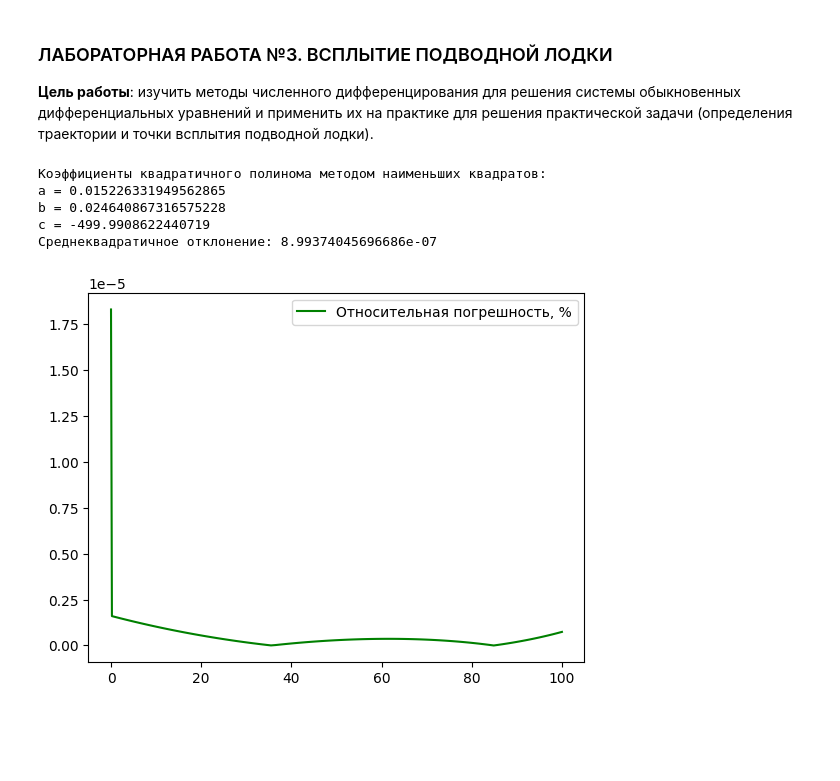
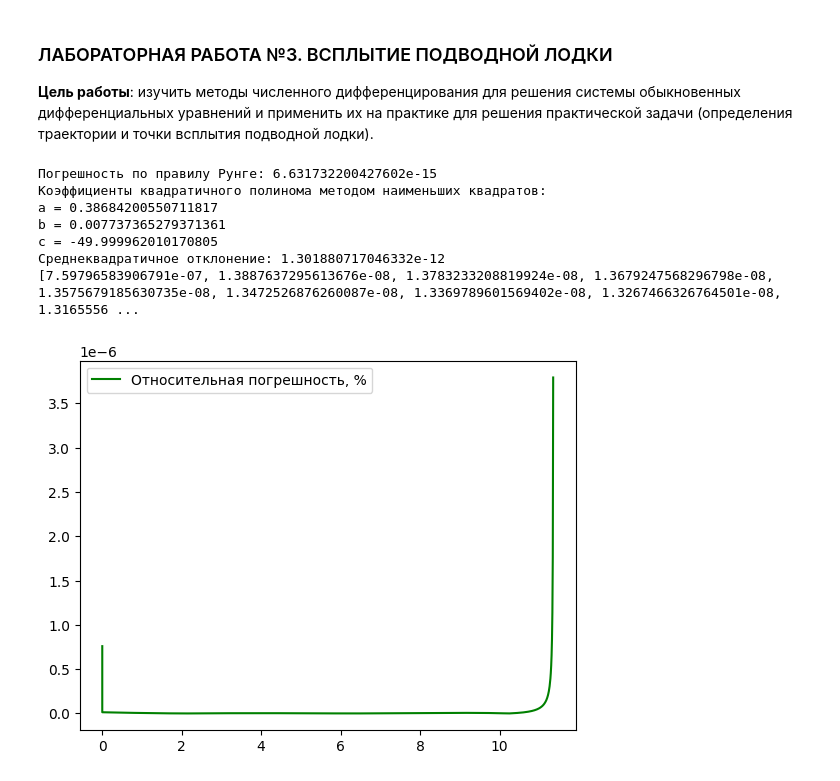
Before and after one commit to idb-22-15/computational-math, a Jupyter notebook: term4-lab3/main.ipynb, the cells around one changed output. Saved outputs shown, nothing was run; the diff lists cells and outputs as text; code cells hidden in the pictures; blank space fills up the shorter version.

```diff
--- a/term4-lab3/main.ipynb
+++ b/term4-lab3/main.ipynb
@@ -20,16 +20,17 @@ rho1 = 950
 V = 900 # объём
 S = 180 # площадь
 l = V/S # длина
-H = 500 # глубина
+H = 50 # глубина
 v = 25 # скорость
 
 k = S / l
 
 # Метод Рунге–Кутта 4 порядка
-def rk4(f: Callable[[float, np.ndarray], np.ndarray], a: float, b: float, y0: np.ndarray, n: int) -> Tuple[np.ndarray, np.ndarray]:
+def rk4(f: Callable[[float, np.ndarray], np.ndarray], a: float, b: float, y0: np.ndarray, h: int) -> Tuple[np.ndarray, np.ndarray]:
     m = len(y0)
-    h = (b - a) / n
-    x = np.linspace(a + h, b, n)
+    # h = (b - a) / n
+    x = np.arange(a, b, h)
+    n = len(x)
     y = np.zeros((n, m))
 
     k1 = h * f(a, y0)
@@ -61,16 +62,27 @@ def submarine_sys(t: float, y: np.ndarray):
 # Начальные условия
 y0 = np.array([-H, 0])
 a = 0
-b = 100
-n= 100
-
+b = 15
+# n= 10000
+h = 0.01
 # Решение системы дифференциальных уравнений
-solution: Tuple[np.ndarray, np.ndarray] = rk4(submarine_sys, a, b, y0, n)
+solution: Tuple[np.ndarray, np.ndarray] = rk4(submarine_sys, a, b, y0, h)
 
 # Убираем значения, где y0 > 0
+# solution_x = solution[0]
+# solution_y = solution[1]
 solution_x = solution[0][solution[1][:, 0] <= 0]
 solution_y = solution[1][solution[1][:, 0] <= 0]
 
+half =  rk4(submarine_sys, a, b, y0, h / 2)
+# half_x = half[0]
+# half_y = half[1]
+half_x = half[0][half[1][:, 0] <= 0]
+half_y = half[1][half[1][:, 0] <= 0]
+
+runge_errs = [solution_y[:, 0][i] - half_y[:, 0][i * 2] for i in range(len(solution_y[:,0]))]
+runge_err = max(runge_errs) / 15
+print(f"Погрешность по правилу Рунге: {runge_err}")
 # Функция для аппроксимации методом наименьших квадратов
 def gaussian_elimination(matrix: np.ndarray, vector: np.array) -> np.ndarray:
     n = len(vector)
@@ -95,38 +107,40 @@ def approx(x: np.ndarray, y: np.array, degree: int) -> np.ndarray:
     X: np.ndarray = np.ones((n, degree + 1))
     for i in range(1, degree + 1):
         X[:, i] = x ** i
     coefficients: np.ndarray = gaussian_elimination(np.dot(X.T, X), np.dot(X.T, y))
     return coefficients
 
 # Аппроксимация решения и получение коэффициентов полинома
 degree = 2
 c,b,a = approx(solution_x, solution_y[:, 0], degree)
 print("Коэффициенты квадратичного полинома методом наименьших квадратов: ")
 print(f"a = {a}")
 print(f"b = {b}")
 print(f"c = {c}")
 def f_approx(t):
     return a * t**2 + b*t + c
 
 # Вычисление среднеквадратичного отклонения
 t_approx = list(solution_x)
 y_approx = [f_approx(t) for t in t_approx]
 abs_errs = [abs(y_approx[i] - solution_y[:, 0][i]) for i in range(len(solution_y[:,0]))]
 rel_errs = [abs(abs_errs[i] / solution_y[:,0][i]) for i in range(len(abs_errs))]
 std_err = sum([e**2 for e in abs_errs]) / len(abs_errs)
 print(f'Среднеквадратичное отклонение: {std_err}')
 
 print(rel_errs)
 plt.plot(t_approx, rel_errs, color="green", label="Относительная погрешность, %" )
 plt.legend()
 plt.show()
 # %% [output]
+Погрешность по правилу Рунге: 6.631732200427602e-15
 Коэффициенты квадратичного полинома методом наименьших квадратов:
-a = 0.015226331949562865
-b = 0.024640867316575228
-c = -499.9908622440719
-Среднеквадратичное отклонение: 8.99374045696686e-07
+a = 0.38684200550711817
+b = 0.007737365279371361
+c = -49.999962010170805
+Среднеквадратичное отклонение: 1.301880717046332e-12
+[7.59796583906791e-07, 1.3887637295613676e-08, 1.3783233208819924e-08, 1.3679247568296798e-08, 1.3575679185630735e-08, 1.3472526876260087e-08, 1.3369789601569402e-08, 1.3267466326764501e-08, 1.3165556 ...
-[figure, old version]
+[figure, new version]
 # %%
 
 # Построение графика аппроксимации функции
```
Also changed, not shown: parts of 1 cell of this notebook.
